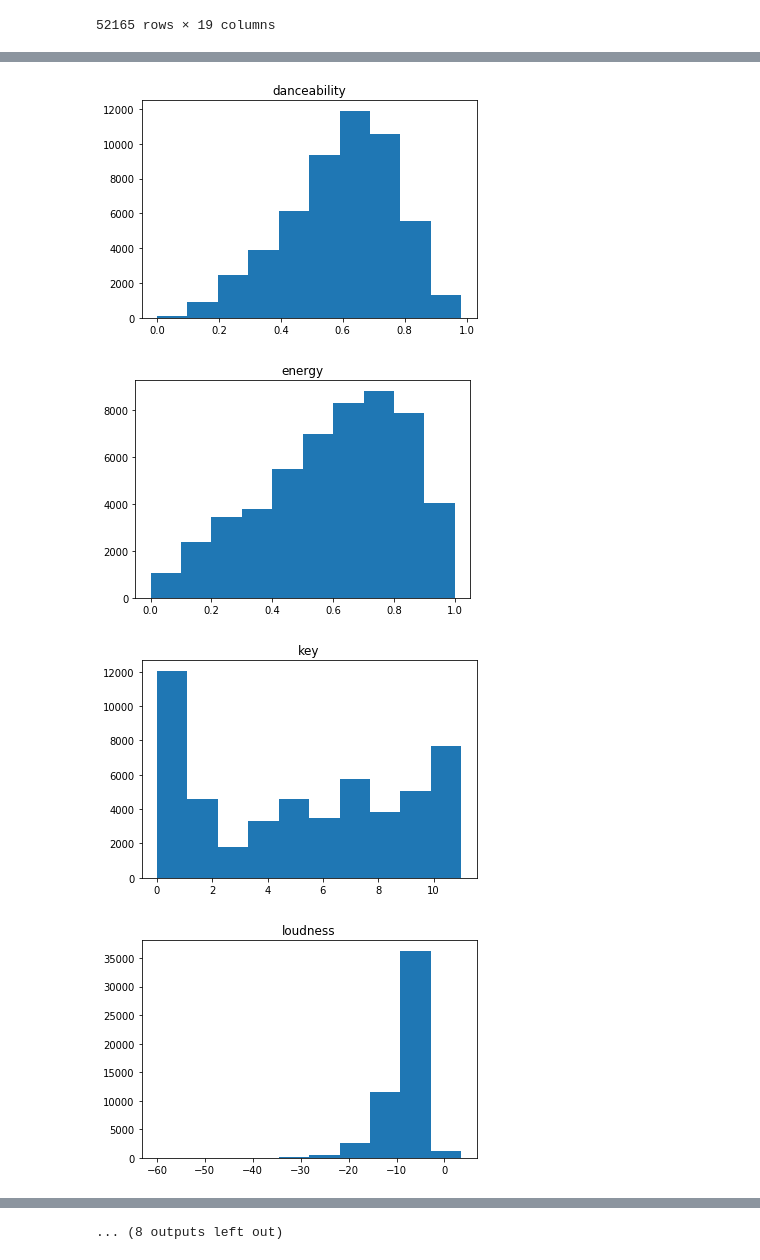
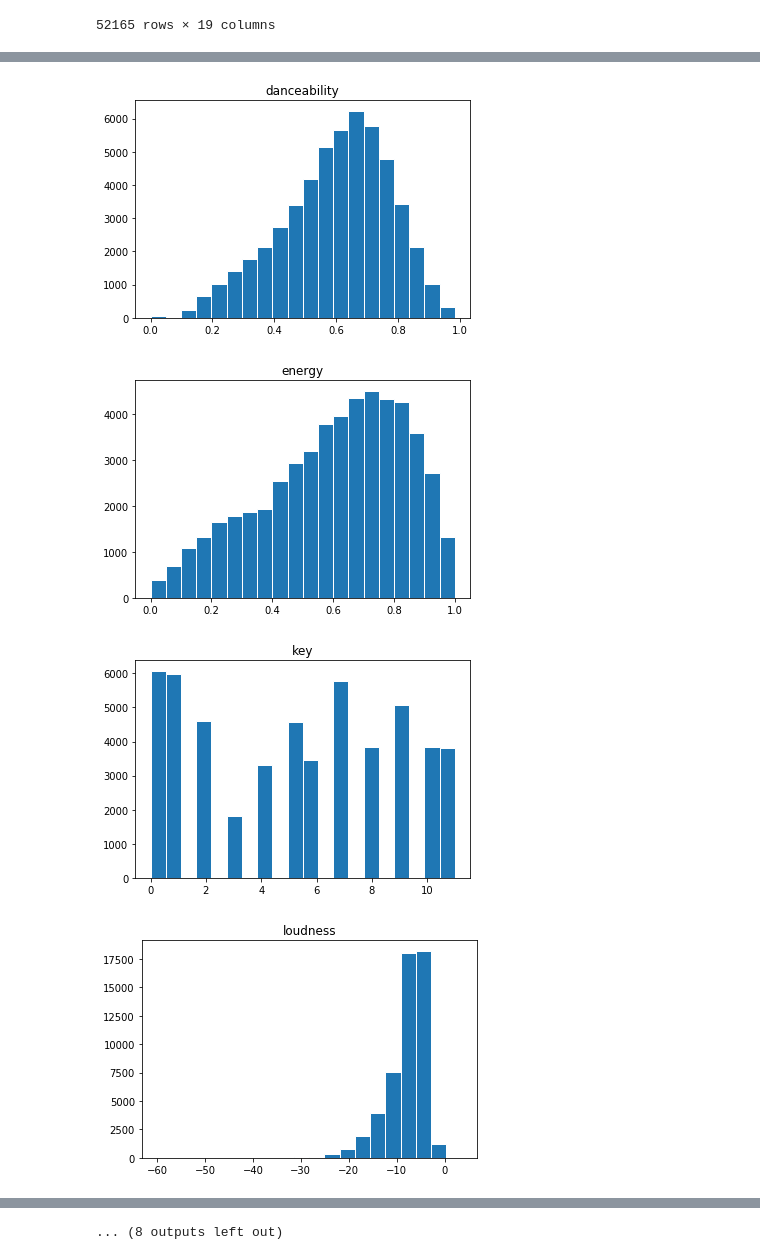
Before and after one commit to quevivasbien/bayesian-spotify, a Jupyter notebook: basic_regressions.ipynb, the cells around one changed output, grey strips where cells are left out. Cells and saved outputs as stored; diff of their text form; code cells hidden in the pictures.

```diff
--- a/basic_regressions.ipynb
+++ b/basic_regressions.ipynb
@@ -8,7 +8,7 @@ import seaborn as sns
 from statsmodels.regression.linear_model import OLS
 # %%
 # load data into pandas dataframe
-df = pd.concat(pd.read_csv(os.path.join('data', filename), index_col=0) for filename in os.listdir('data'))
+df = pd.concat(pd.read_csv(os.path.join('data', filename), index_col=0) for filename in os.listdir('data') if filename.endswith('.csv'))
 df
 # %% [output]
 |  | popularity | explicit | availability | track_number | release_date | num_artists | danceability | energy | ... |
@@ -32,7 +32,7 @@ df['release_date'] = pd.to_datetime(df['release_date'], yearfirst=True)
 # %%
 # look at distributions of values
 for column in df.columns:
-    plt.hist(df[column])
+    plt.hist(df[column], bins=20, edgecolor='white')
     plt.title(column)
     plt.show()
 # %% [output]
@@ -49,4 +49,4 @@ To register the converters:
-[figure, old version]
+[figure, new version]
-[figure, old version]
+[figure, new version]
-[figure, old version]
+[figure, new version]
-[figure, old version]
+[figure, new version]
```
Also changed, not shown: parts of 12 cells of this notebook, 3 other files.
